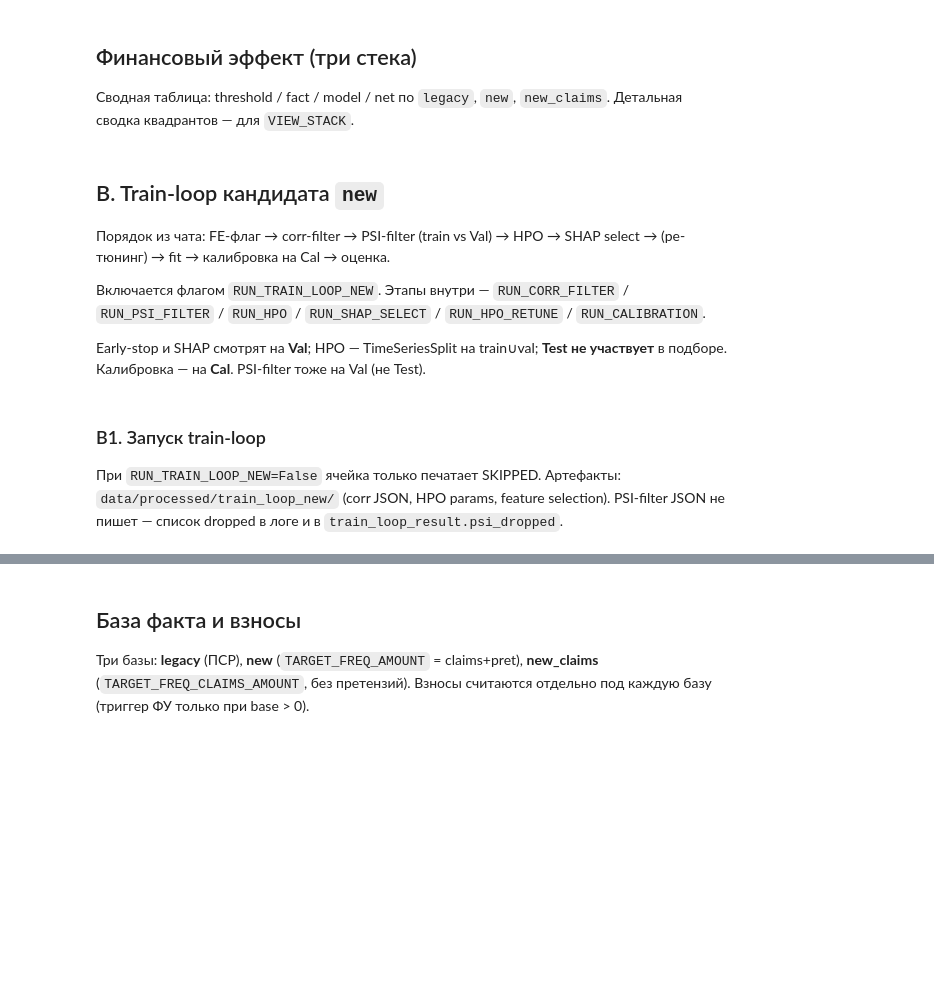
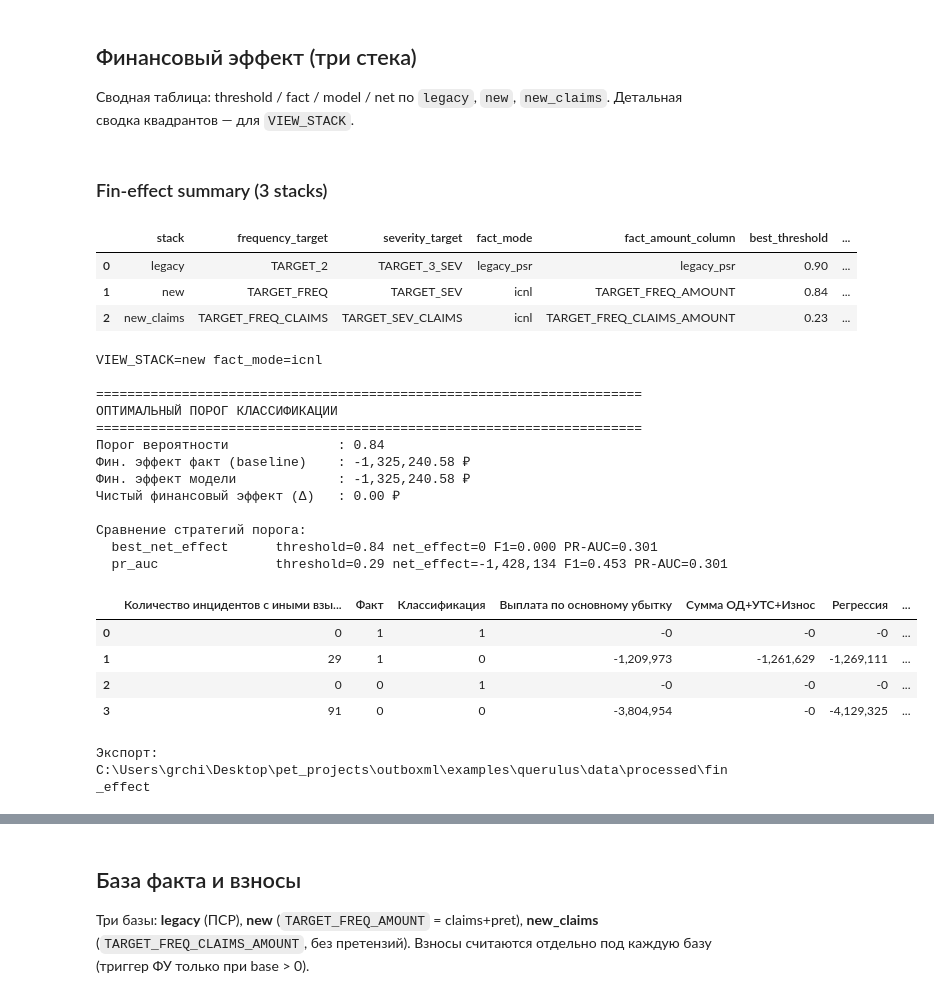
Before and after one commit to gatiatulin-chingiz/querulus, a Jupyter notebook: notebooks/collect.ipynb, the cells around one changed output, grey strips where cells are left out. Drawn from its saved outputs; the diff is of its cells as text; code cells hidden in the pictures; blank space fills up the shorter version.

```diff
--- a/notebooks/collect.ipynb
+++ b/notebooks/collect.ipynb
@@ -316,39 +565,56 @@ from querulus.fin_effect import (
     resolve_fin_effect_config,
 )
 
 display(Markdown("### Fin-effect summary (3 stacks)"))
 display(triple.fin_effect_summary)
 
 FIN_EFFECT_CONFIG = resolve_fin_effect_config(
     df,
     frequency_target=FREQUENCY_TARGET,
     severity_target=SEVERITY_TARGET,
-    loaded_from_checkpoint=LOAD_FINAL_DATASET,
+    loaded_from_checkpoint=(DATA_SOURCE != "pipeline"),
     legacy_dataset=LOAD_LEGACY_DATASET,
 )
 fin_effect = triple.fin_effects[VIEW_STACK]
 print(f"VIEW_STACK={VIEW_STACK} fact_mode={FIN_EFFECT_CONFIG.fact_mode}")
 print_best_threshold_report(fin_effect)
 
 FIN_EFFECT_DIR = PROJECT_ROOT / "data" / "processed" / "fin_effect"
 FIN_EFFECT_DIR.mkdir(parents=True, exist_ok=True)
 
 summary_table = create_summary_table(fin_effect.frame, FIN_EFFECT_CONFIG)
 display(summary_table.style.format("{:,.0f}", subset=summary_table.columns[3:]))
 
 export_summary_excel(summary_table, FIN_EFFECT_DIR / f"summary_table_{VIEW_STACK}.xlsx")
 export_analytics_excel(
     fin_effect.frame, FIN_EFFECT_DIR / f"Аналитика_{VIEW_STACK}.xlsx", config=FIN_EFFECT_CONFIG
 )
 
 triple.fin_effect_summary.to_excel(FIN_EFFECT_DIR / "fin_effect_triple_summary.xlsx", index=False)
 triple.metrics_summary.to_excel(FIN_EFFECT_DIR / "metrics_triple_summary.xlsx", index=False)
 print(f"Экспорт: {FIN_EFFECT_DIR}")
+# %% [output]
+### Fin-effect summary (3 stacks)
+|  | stack | frequency_target | severity_target | fact_mode | fact_amount_column | best_threshold | ... |
+| 0 | legacy | TARGET_2 | TARGET_3_SEV | legacy_psr | legacy_psr | 0.90 | ... |
+| 1 | new | TARGET_FREQ | TARGET_SEV | icnl | TARGET_FREQ_AMOUNT | 0.84 | ... |
+| 2 | new_claims | TARGET_FREQ_CLAIMS | TARGET_SEV_CLAIMS | icnl | TARGET_FREQ_CLAIMS_AMOUNT | 0.23 | ... |
+VIEW_STACK=new fact_mode=icnl
+
+======================================================================
+ОПТИМАЛЬНЫЙ ПОРОГ КЛАССИФИКАЦИИ
+======================================================================
+Порог вероятности              : 0.84
+Фин. эффект факт (baseline)    : -1,325,240.58 ₽
+Фин. эффект модели             : -1,325,240.58 ₽
+Чистый финансовый эффект (Δ)   : 0.00 ₽
+
+Сравнение стратегий порога:
+  best_net_effect      threshold=0.84 net_effect=0 F1=0.000 PR-AUC=0.301
+  pr_auc               threshold=0.29 net_effect=-1,428,134 F1=0.453 PR-AUC=0.301
+|  | Количество инцидентов с иными взы... | Факт | Классификация | Выплата по основному убытку | Сумма ОД+УТС+Износ | Регрессия | ... |
+| 0 | 0 | 1 | 1 | -0 | -0 | -0 | ... |
+| 1 | 29 | 1 | 0 | -1,209,973 | -1,261,629 | -1,269,111 | ... |
+| 2 | 0 | 0 | 1 | -0 | -0 | -0 | ... |
+| 3 | 91 | 0 | 0 | -3,804,954 | -0 | -4,129,325 | ... |
+Экспорт: C:\Users\grchi\Desktop\pet_projects\outboxml\examples\querulus\data\processed\fin_effect
-# %% [markdown]
-## B. Train-loop кандидата `new`
-
-Порядок из чата: FE-флаг → corr-filter → PSI-filter (train vs Val) → HPO → SHAP select → (ре-тюнинг) → fit → калибровка на Cal → оценка.
-
-Включается флагом `RUN_TRAIN_LOOP_NEW`. Этапы внутри — `RUN_CORR_FILTER` / `RUN_PSI_FILTER` / `RUN_HPO` / `RUN_SHAP_SELECT` / `RUN_HPO_RETUNE` / `RUN_CALIBRATION`.
-
-Early-stop и SHAP смотрят на **Val**; HPO — TimeSeriesSplit на train∪val; **Test не участвует** в подборе. Калибровка — на **Cal**. PSI-filter тоже на Val (не Test).
@@ -374,5 +620,0 @@ print_flags_table(train_loop_flags)
-# %% [markdown]
-### B1. Запуск train-loop
-
-При `RUN_TRAIN_LOOP_NEW=False` ячейка только печатает SKIPPED.
-Артефакты: `data/processed/train_loop_new/` (corr JSON, HPO params, feature selection). PSI-filter JSON не пишет — список dropped в логе и в `train_loop_result.psi_dropped`.
```
Also changed, not shown: parts of 29 cells of this notebook, 16 other files.
